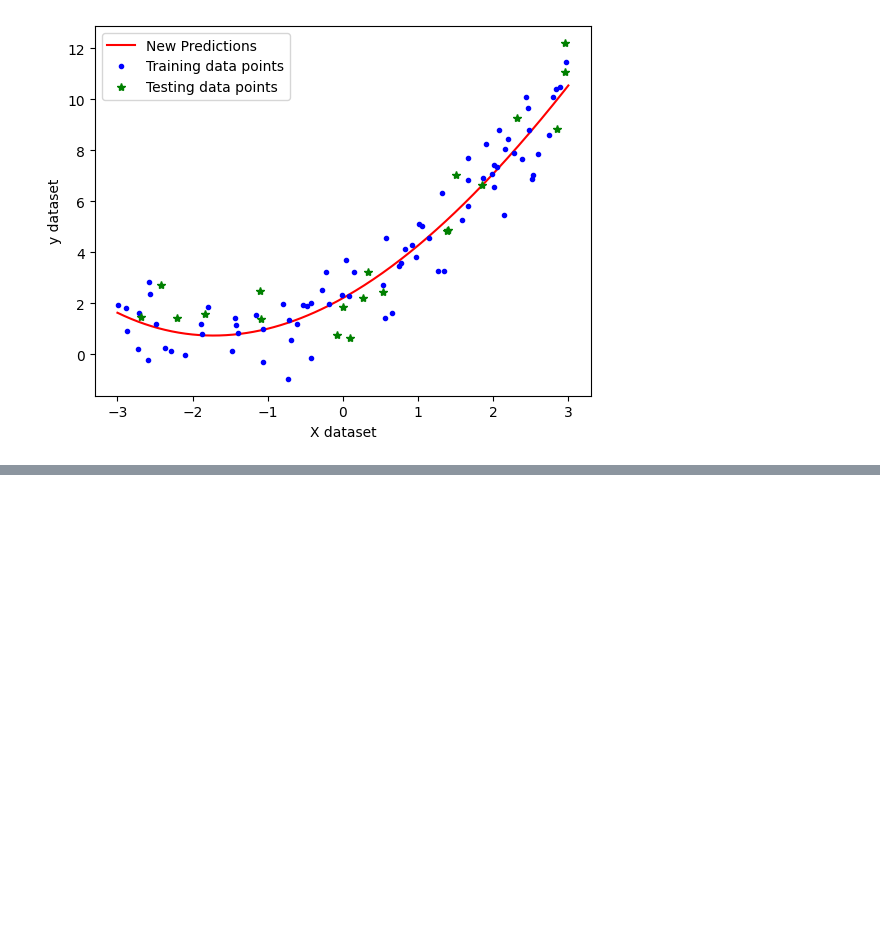
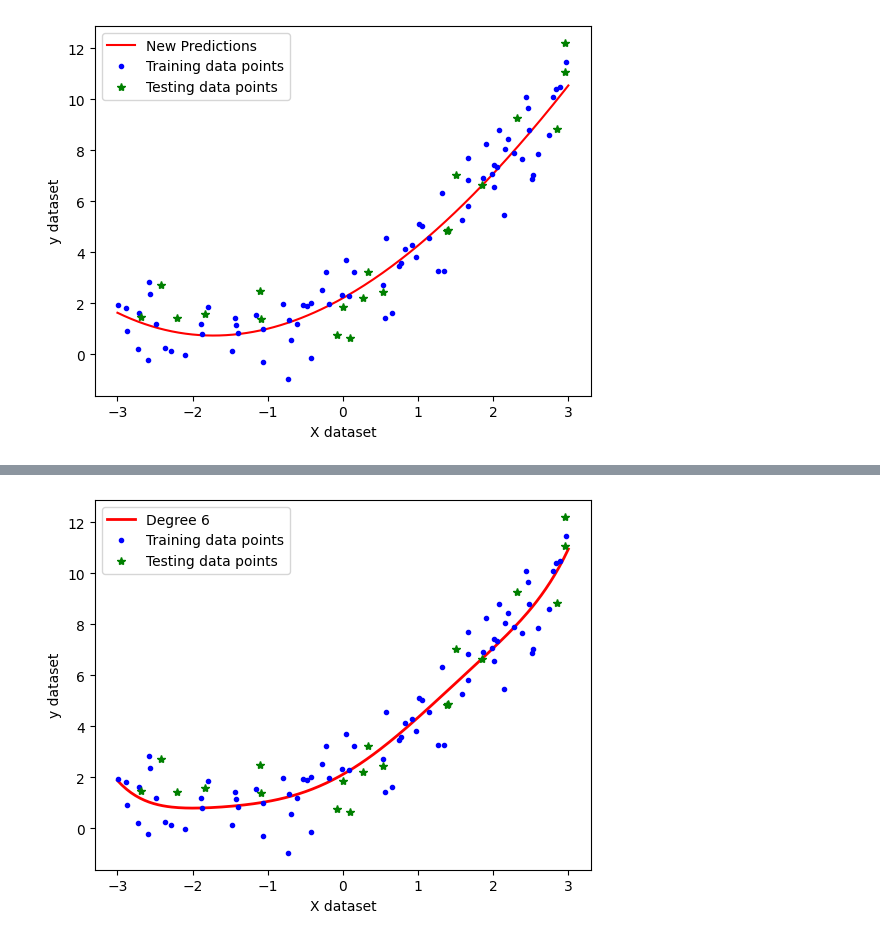
Before and after one commit to misrapk/Complete-Data-Science-and-ML-Preparation, a Jupyter notebook: ML_Algorithms/01LinearRegression/03PolynomialRegression.ipynb, the cells around one changed output, grey strips where cells are left out. Drawn from its saved outputs; the diff is of its cells as text; code cells hidden in the pictures; blank space fills up the shorter version.

```diff
--- a/ML_Algorithms/01LinearRegression/03PolynomialRegression.ipynb
+++ b/ML_Algorithms/01LinearRegression/03PolynomialRegression.ipynb
@@ -175,0 +219,4 @@ plt.legend()
+# %%
+polynomial_regression(6)
+# %% [output]
+[figure, added]
```
Also changed, not shown: parts of 8 cells of this notebook, 3 other files.
